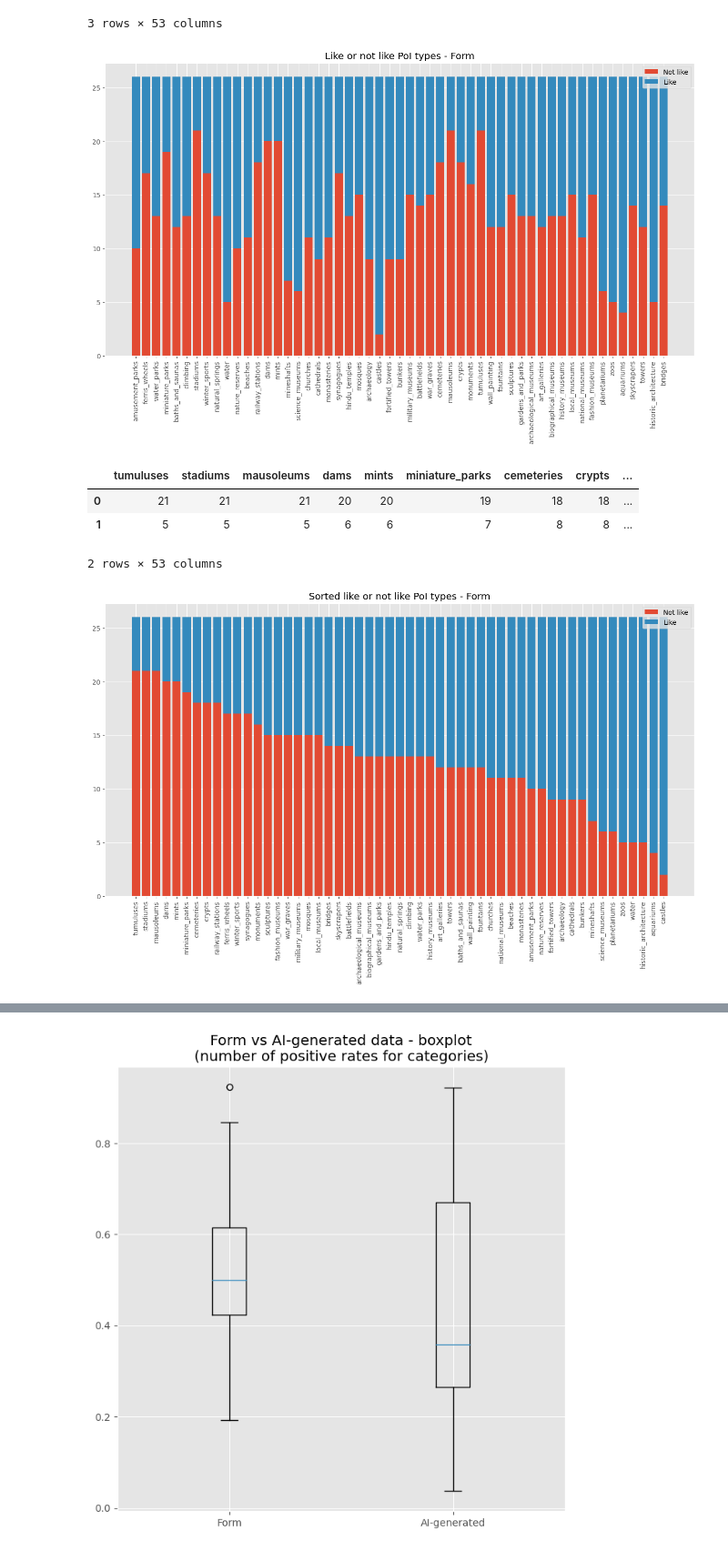
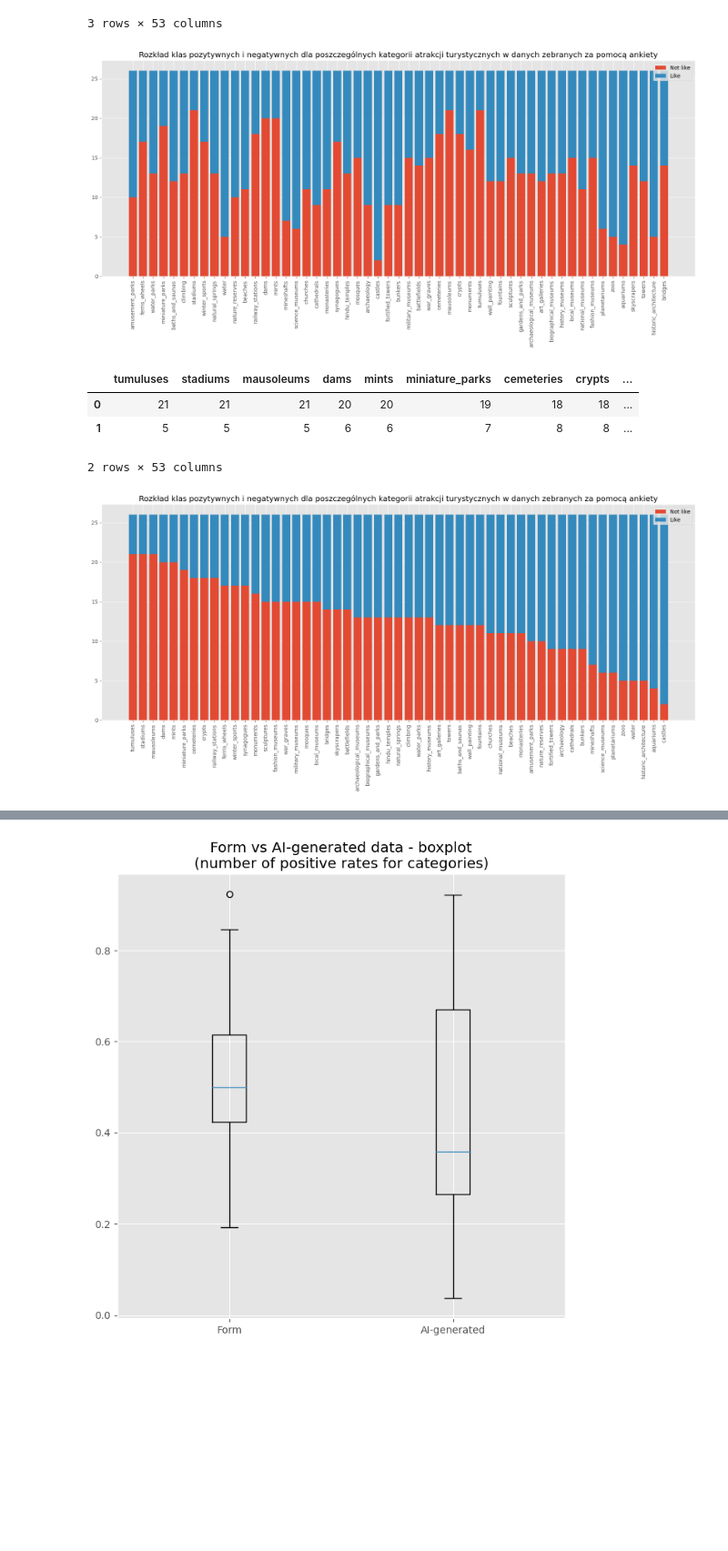
Before and after one commit to AndrzejStarzyk/WiBIT, a Jupyter notebook: text-operations/notebooks/eda.ipynb, the cells around one changed output, grey strips where cells are left out. Shown at 91% size. Cells and saved outputs as stored; diff of their text form; code cells hidden in the pictures; blank space fills up the shorter version.

```diff
--- a/text-operations/notebooks/eda.ipynb
+++ b/text-operations/notebooks/eda.ipynb
@@ -195,16 +268,19 @@ scaled_form_df.head(3)
 # %%
 value_counts_scaled_form_df = scaled_form_df[categories].apply(pd.value_counts).fillna(0)
 
 plt.figure(figsize=(16, 8))
 plt.bar(categories, value_counts_scaled_form_df.iloc[0], label='Not like')
 plt.bar(categories, value_counts_scaled_form_df.iloc[1], bottom=value_counts_scaled_form_df.iloc[0], label='Like')
 
-plt.title('Like or not like PoI types - Form')
+plt.title('Rozkład klas pozytywnych i negatywnych dla poszczególnych kategorii atrakcji turystycznych w danych zebranych za pomocą ankiety')
 plt.legend(loc='upper right')
 plt.xticks(rotation='vertical')
+
+plt.tight_layout(pad=1)
+plt.savefig('imgs/img15.png')
 plt.show()
 # %% [output]
-[figure, old version]
+[figure, new version]
 # %%
 column_order = value_counts_scaled_form_df.iloc[1].argsort()
 sorted_value_counts_scaled_form_df = value_counts_scaled_form_df.iloc[:, column_order]
@@ -219,9 +295,12 @@ plt.figure(figsize=(16, 8))
 plt.bar(sorted_value_counts_scaled_form_df.columns, sorted_value_counts_scaled_form_df.iloc[0], label='Not like')
 plt.bar(sorted_value_counts_scaled_form_df.columns, sorted_value_counts_scaled_form_df.iloc[1], bottom=sorted_value_counts_scaled_form_df.iloc[0], label='Like')
 
-plt.title('Sorted like or not like PoI types - Form')
+plt.title('Rozkład klas pozytywnych i negatywnych dla poszczególnych kategorii atrakcji turystycznych w danych zebranych za pomocą ankiety')
 plt.legend(loc='upper right')
 plt.xticks(rotation='vertical')
+
+plt.tight_layout(pad=1)
+plt.savefig('imgs/img15.png')
 plt.show()
 # %% [output]
-[figure, old version]
+[figure, new version]
```
Also changed, not shown: parts of 16 cells of this notebook, 11 other files.
